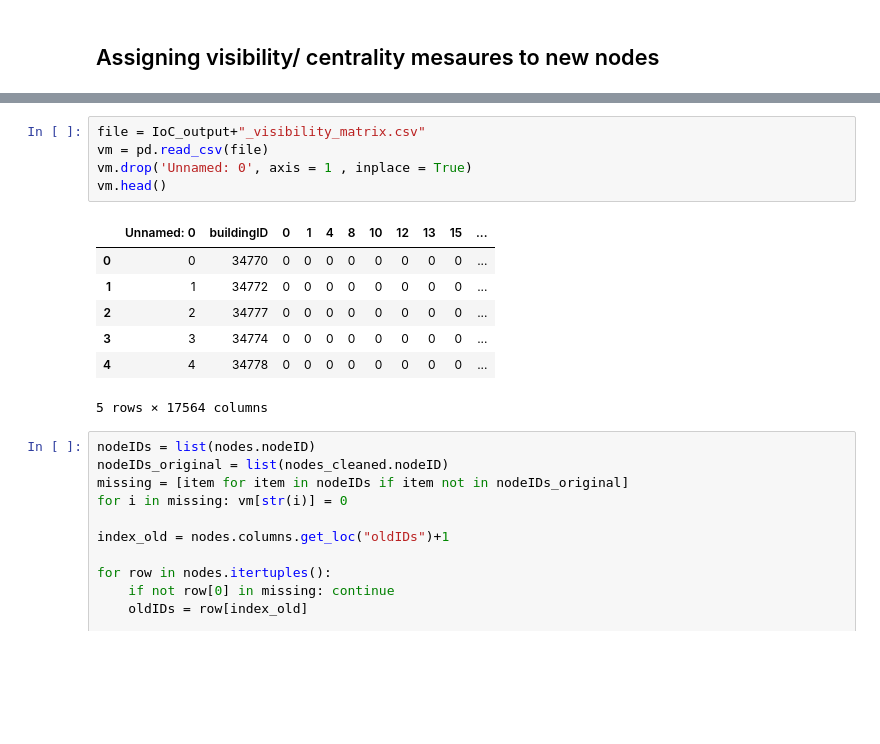
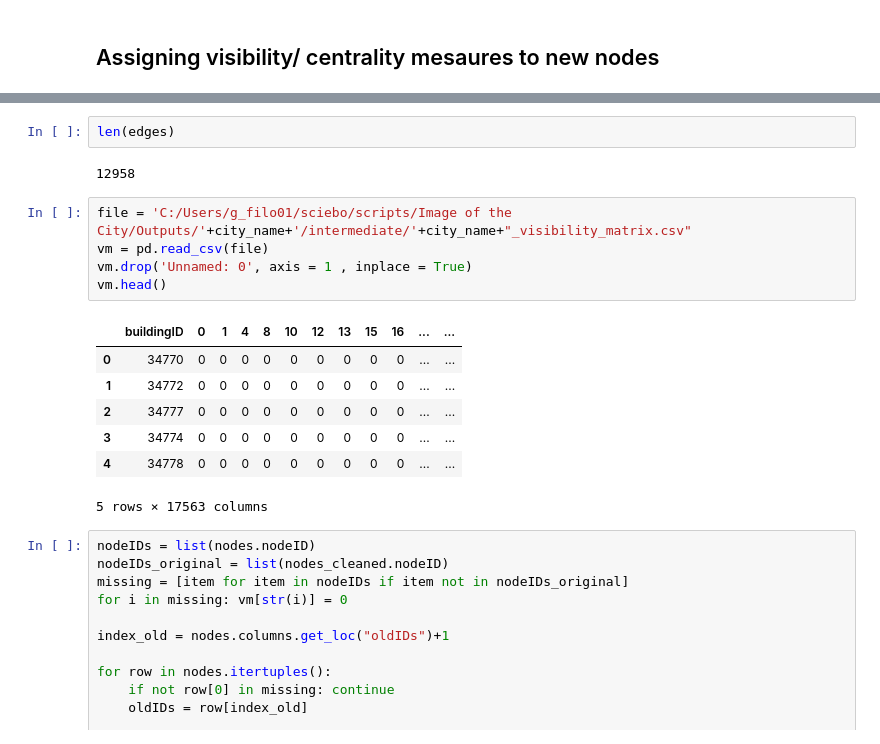
Before and after one commit to g-filomena/Computational-Image-of-the-City, a Jupyter notebook: 4_Simplify_Street_Network.ipynb, the cells around one changed output, grey strips where cells are left out. Drawn from its saved outputs; the diff is of its cells as text; blank space fills up the shorter version.

```diff
--- a/4_Simplify_Street_Network.ipynb
+++ b/4_Simplify_Street_Network.ipynb
@@ -215,16 +192,20 @@ at row: 40511
+# %%
+len(edges)
+# %% [output]
+12958
 # %%
-file = IoC_output+"_visibility_matrix.csv"
+file = 'C:/Users/g_filo01/sciebo/scripts/Image of the City/Outputs/'+city_name+'/intermediate/'+city_name+"_visibility_matrix.csv"
 vm = pd.read_csv(file)
 vm.drop('Unnamed: 0', axis = 1 , inplace = True)
 vm.head()
 # %% [output]
-|  | Unnamed: 0 | buildingID | 0 | 1 | 4 | 8 | 10 | 12 | 13 | 15 | ... |
-| 0 | 0 | 34770 | 0 | 0 | 0 | 0 | 0 | 0 | 0 | 0 | ... |
-| 1 | 1 | 34772 | 0 | 0 | 0 | 0 | 0 | 0 | 0 | 0 | ... |
-| 2 | 2 | 34777 | 0 | 0 | 0 | 0 | 0 | 0 | 0 | 0 | ... |
-| 3 | 3 | 34774 | 0 | 0 | 0 | 0 | 0 | 0 | 0 | 0 | ... |
-| 4 | 4 | 34778 | 0 | 0 | 0 | 0 | 0 | 0 | 0 | 0 | ... |
+|  | buildingID | 0 | 1 | 4 | 8 | 10 | 12 | 13 | 15 | 16 | ... | ... |
+| 0 | 34770 | 0 | 0 | 0 | 0 | 0 | 0 | 0 | 0 | 0 | ... | ... |
+| 1 | 34772 | 0 | 0 | 0 | 0 | 0 | 0 | 0 | 0 | 0 | ... | ... |
+| 2 | 34777 | 0 | 0 | 0 | 0 | 0 | 0 | 0 | 0 | 0 | ... | ... |
+| 3 | 34774 | 0 | 0 | 0 | 0 | 0 | 0 | 0 | 0 | 0 | ... | ... |
+| 4 | 34778 | 0 | 0 | 0 | 0 | 0 | 0 | 0 | 0 | 0 | ... | ... |
-5 rows × 17564 columns
+5 rows × 17563 columns
 # %%
 nodeIDs = list(nodes.nodeID)
 nodeIDs_original = list(nodes_cleaned.nodeID)
```
Also changed, not shown: parts of 11 cells of this notebook, 5 other files.
